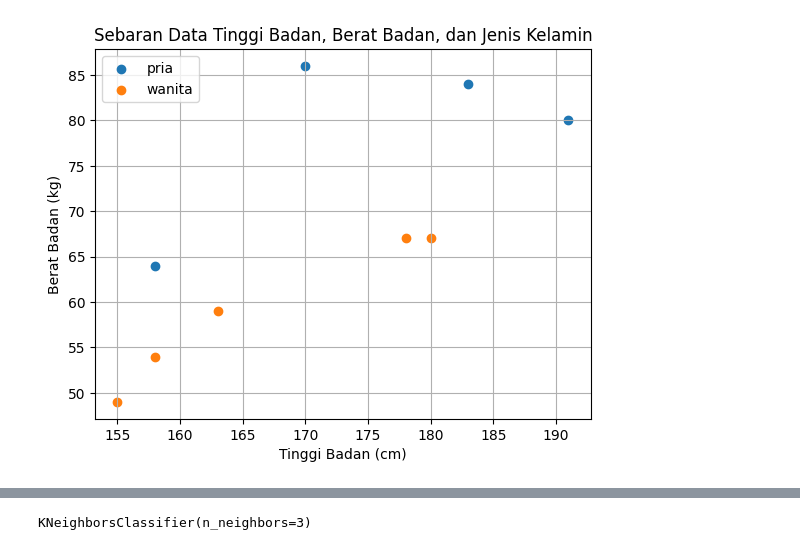
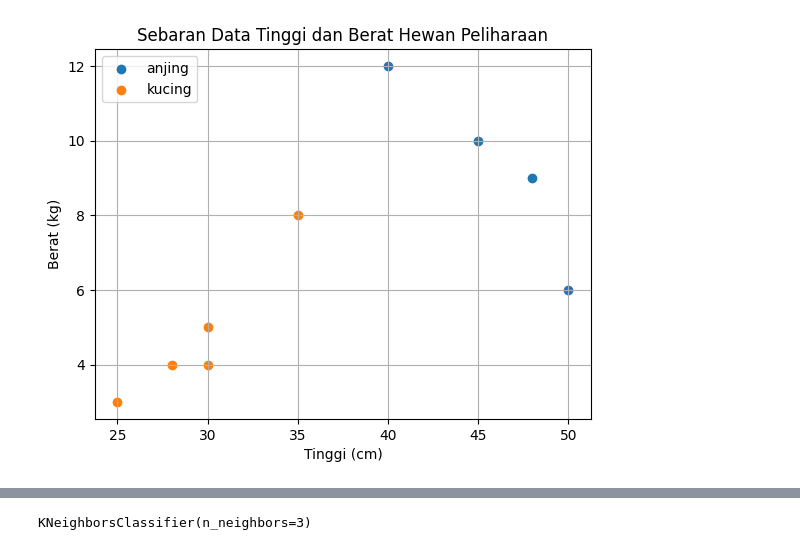
Before and after one commit to naninuraini/FUZZY-LOGIC, a Jupyter notebook: tugas2/Classification dengan KNN.ipynb, the cells around one changed output, grey strips where cells are left out. Saved outputs shown, nothing was run; the diff lists cells and outputs as text; code cells hidden in the pictures.

```diff
--- a/tugas2/Classification dengan KNN.ipynb
+++ b/tugas2/Classification dengan KNN.ipynb
@@ -25,0 +9,10 @@ sensus_df
+# %%
+# Data hewan peliharaan
+hewan = {
+    'tinggi': [30, 35, 45, 40, 25, 30, 50, 28, 48],
+    'berat': [5, 8, 10, 12, 3, 4, 6, 4, 9],
+    'jenis': ['kucing', 'kucing', 'anjing', 'anjing', 'kucing', 'kucing', 'anjing', 'kucing', 'anjing']
+}
+
+hewan_df = pd.DataFrame(hewan)
+hewan_df
@@ -26,15 +30,14 @@ sensus_df
 # %%
-import matplotlib.pyplot as plt
-
+# Visualisasi data
 fig, ax = plt.subplots()
-for jk, d in sensus_df.groupby('jk'):
-    ax.scatter(d['tinggi'], d['berat'], label=jk)
+for jenis, data in hewan_df.groupby('jenis'):
+    ax.scatter(data['tinggi'], data['berat'], label=jenis)
 
 plt.legend(loc='upper left')
-plt.title('Sebaran Data Tinggi Badan, Berat Badan, dan Jenis Kelamin')
-plt.xlabel('Tinggi Badan (cm)')
-plt.ylabel('Berat Badan (kg)')
+plt.title('Sebaran Data Tinggi dan Berat Hewan Peliharaan')
+plt.xlabel('Tinggi (cm)')
+plt.ylabel('Berat (kg)')
 plt.grid(True)
 plt.show()
 # %% [output]
-[figure, old version]
+[figure, new version]
```
Also changed, not shown: parts of 31 cells of this notebook, 2 other files.
